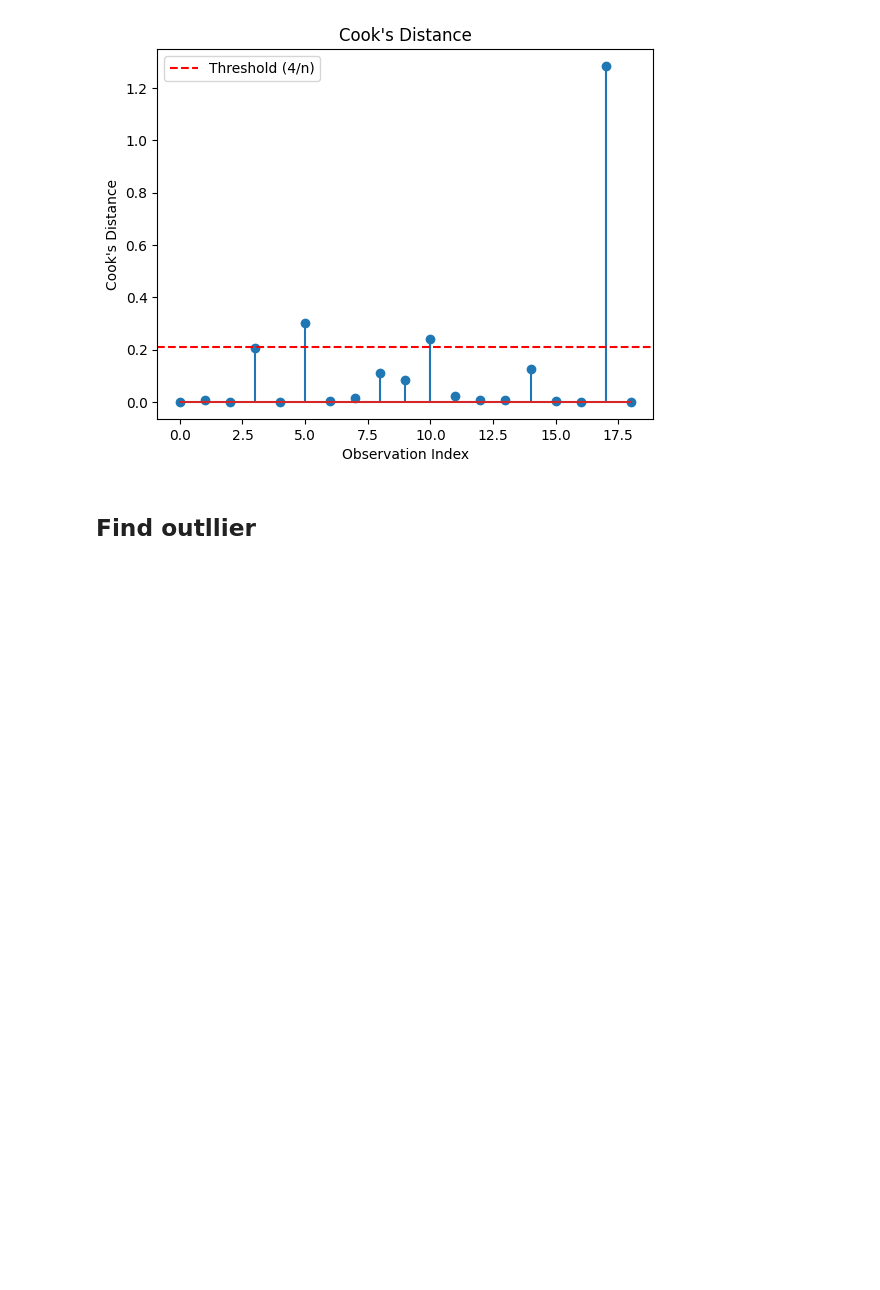
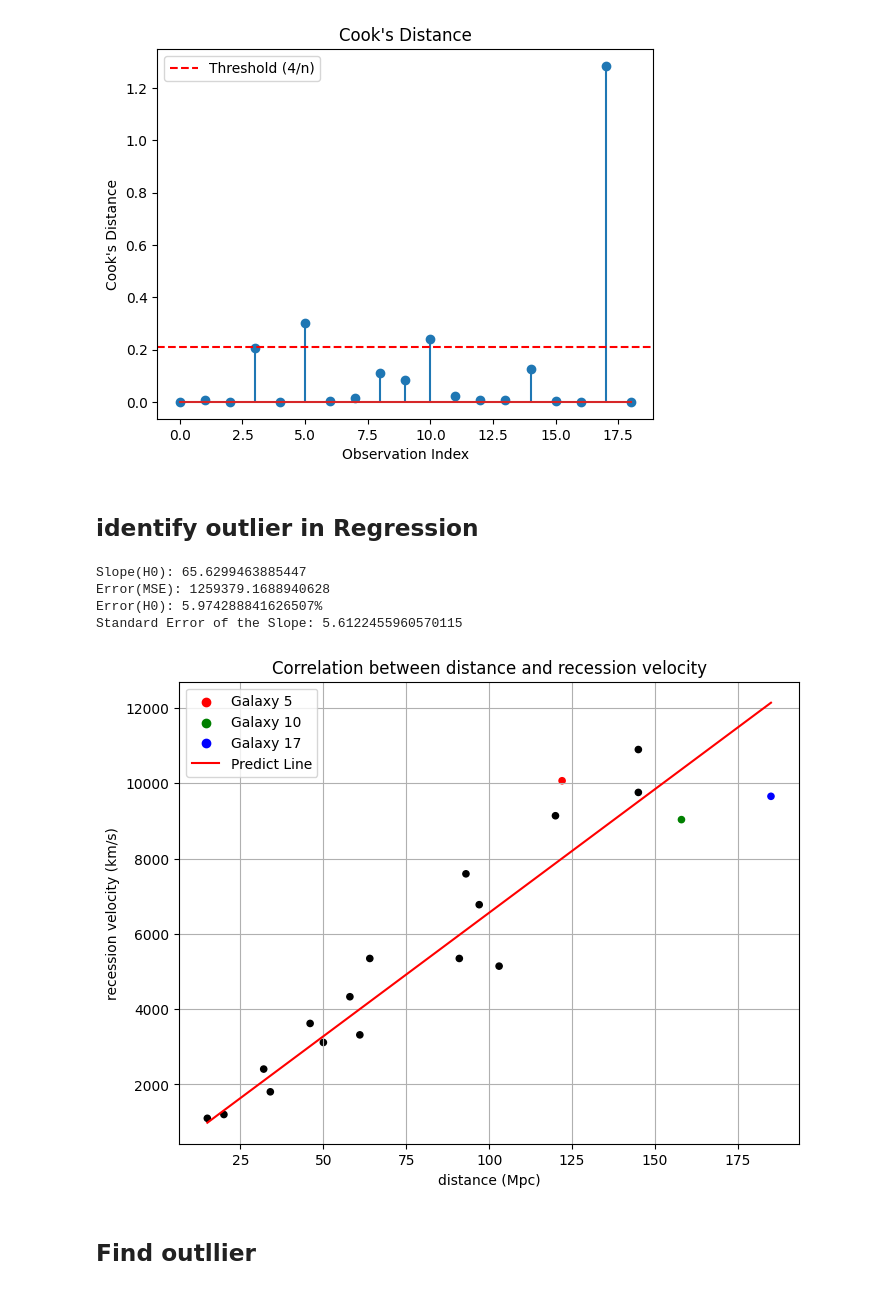
Before and after one commit to Nonbangkok/AstroCode, a Jupyter notebook: astrocode.ipynb, the cells around one changed output. Drawn from its saved outputs; the diff is of its cells as text; code cells hidden in the pictures; blank space fills up the shorter version.

```diff
--- a/astrocode.ipynb
+++ b/astrocode.ipynb
@@ -411,6 +431,66 @@ Cook's Distance for each observation:
  6.34907150e-03 7.35086388e-03 1.25919196e-01 3.18145972e-03
  8.58670332e-04 1.28414583e+00 1.97178413e-05]
 [figure]
+# %% [markdown]
+## identify outlier in Regression
+# %%
+import numpy as np
+import matplotlib.pyplot as plt
+from sklearn.linear_model import LinearRegression
+from sklearn.metrics import mean_squared_error
+
+plt.figure(figsize=(8, 6))
+
+# กำหนดสีให้แต่ละจุด
+colors = ['red' if i == 5 else 'green' if i == 10 else 'blue' if i == 17 else 'black' for i in range(len(df['d']))]
+
+# Plot จุดข้อมูลด้วยสีที่กำหนด
+plt.scatter(df['d'], df['v'], s=20, c=colors)
+
+plt.xlabel('distance (Mpc)')
+plt.ylabel('recession velocity (km/s)')
+plt.title('Correlation between distance and recession velocity')
+plt.grid(True)
+
+# เพิ่ม legend สำหรับสีของจุด
+plt.scatter([], [], color='red', label='Galaxy 5')
+plt.scatter([], [], color='green', label='Galaxy 10')
+plt.scatter([], [], color='blue', label='Galaxy 17')
+
+# Linear Regression
+X = df[['d']].values
+y = df['v'].values
+model = LinearRegression(fit_intercept=False)
+model.fit(X, y)
+
+# เส้นคาดการณ์
+x_range = np.linspace(df['d'].min(), df['d'].max(), 100)
+y_pred = model.predict(x_range.reshape(-1, 1))
+plt.plot(x_range, y_pred, color='red', label='Predict Line')
+
+# คำนวณค่า H0 และ Error
+True_Hubble = 69.8
+slope = model.coef_[0]
+errorMSE = mean_squared_error(y, model.predict(X))
+errorH0 = abs(True_Hubble - slope) / True_Hubble * 100
+
+residuals = y - model.predict(X)
+std_err_regression = np.sqrt(np.sum(residuals**2) / (len(X) - 2))
+std_err_slope = std_err_regression / np.sqrt(np.sum((X[:, 0] - np.mean(X[:, 0]))**2))
+
+print(f"Slope(H0): {slope}")
+print(f"Error(MSE): {errorMSE}")
+print(f"Error(H0): {errorH0}%")
+print(f"Standard Error of the Slope: {std_err_slope}")
+
+plt.legend()
+plt.show()
+# %% [output]
+Slope(H0): 65.6299463885447
+Error(MSE): 1259379.1688940628
+Error(H0): 5.974288841626507%
+Standard Error of the Slope: 5.6122455960570115
+[figure, added]
 # %% [markdown]
 ## Find outllier
 # %%
```
Also changed, not shown: parts of 6 cells of this notebook.
